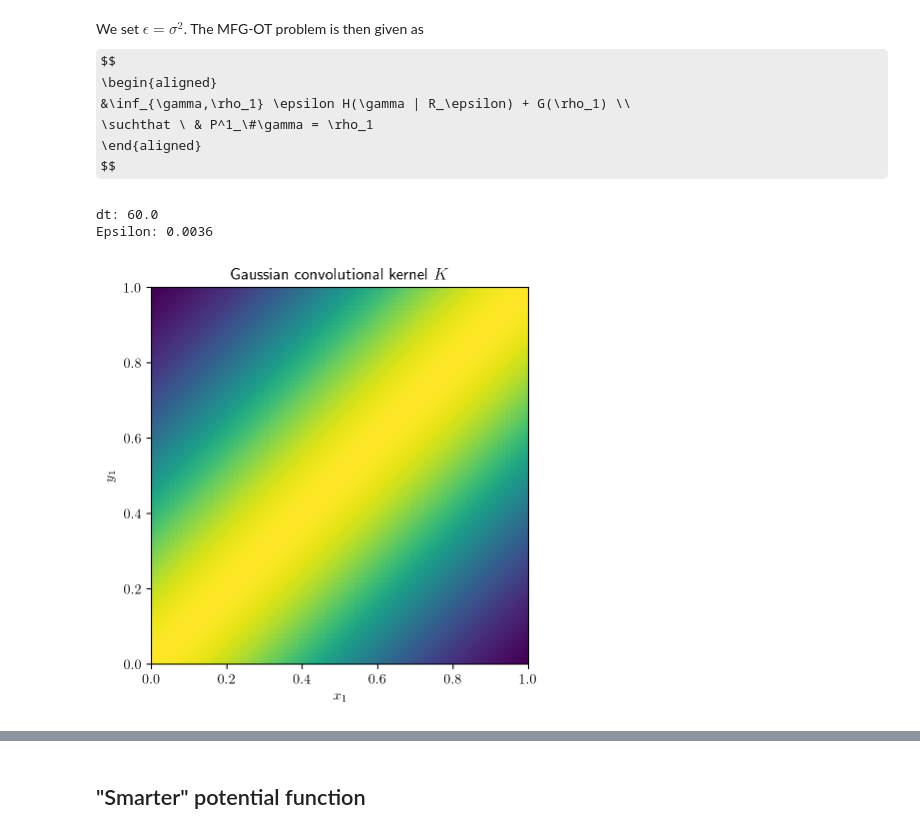
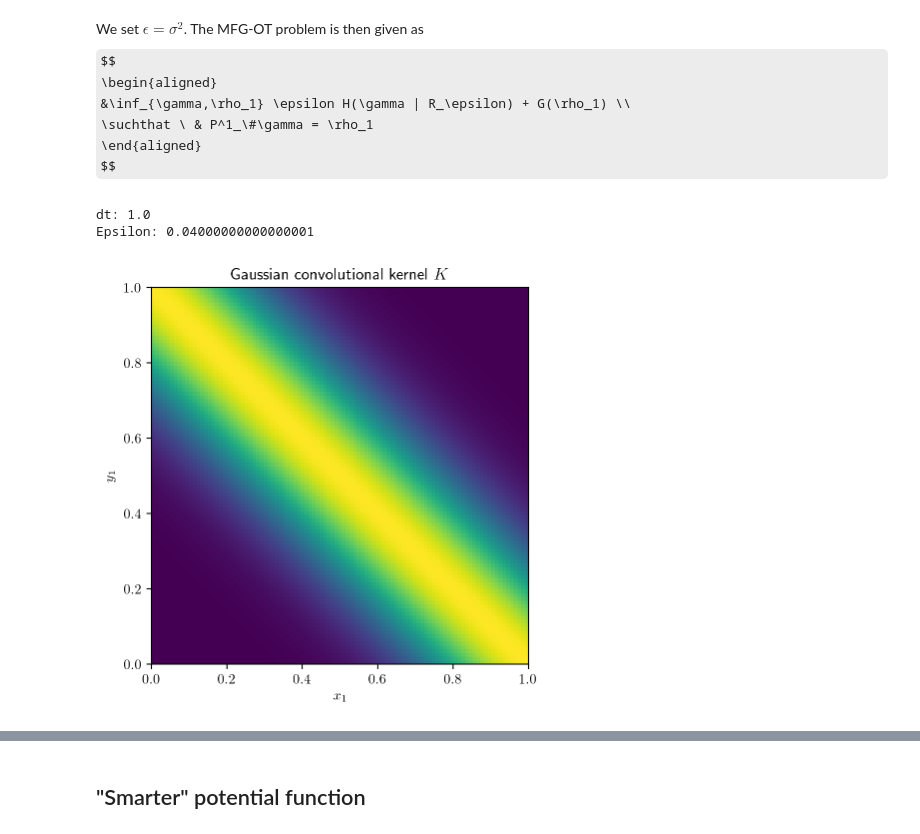
Before and after one commit to ManifoldFR/mva-optimaltransport, a Jupyter notebook: project/simple_transport.ipynb, the cells around one changed output, grey strips where cells are left out. Saved outputs shown, nothing was run; the diff lists cells and outputs as text; code cells hidden in the pictures; some formulas as TeX source.

```diff
--- a/project/simple_transport.ipynb
+++ b/project/simple_transport.ipynb
@@ -118,7 +91,7 @@ Convolution with respect to this kernel can be computed fast.
 cost_mat1 = distance.cdist(xar[:, None],
                            xar[:, None])  # distance between 1st-coordinates
 
-TMAX = 60.  # maximum time
+TMAX = 1.  # maximum time
 
 # Gaussian PDF applied element-wise
 
@@ -414,28 +328,28 @@ $$
 \end{aligned}
 $$
 # %%
-sigma = .06
+sigma = .2
 epsilon = sigma ** 2
 ## New epsilon-kernel
 
 tmax = TMAX
 dt = tmax / 1.
 print("dt:", dt)
 print("Epsilon:", epsilon)
 
 K1_eps = norm.pdf(cost_mat1, scale=sigma * dt ** .5)
 
 from contraction import FactoredKernel
 K_eps_op = FactoredKernel(K1_eps, K1_eps)
 
-plt.imshow(K1_eps, origin='lower', interpolation='none',
+plt.imshow(K1_eps, interpolation='none',
            extent=[0, xar.max(), 0, xar.max()])
 plt.title("Gaussian convolutional kernel $K$")
 plt.xlabel("$x_1$")
 plt.ylabel("$y_1$");
 # %% [output]
-dt: 60.0
-Epsilon: 0.0036
+dt: 1.0
+Epsilon: 0.04000000000000001
-[figure, old version]
+[figure, new version]
 # %%
 # maximal congestion using previous final distrib
```
Also changed, not shown: parts of 51 cells of this notebook, 16 other files.
